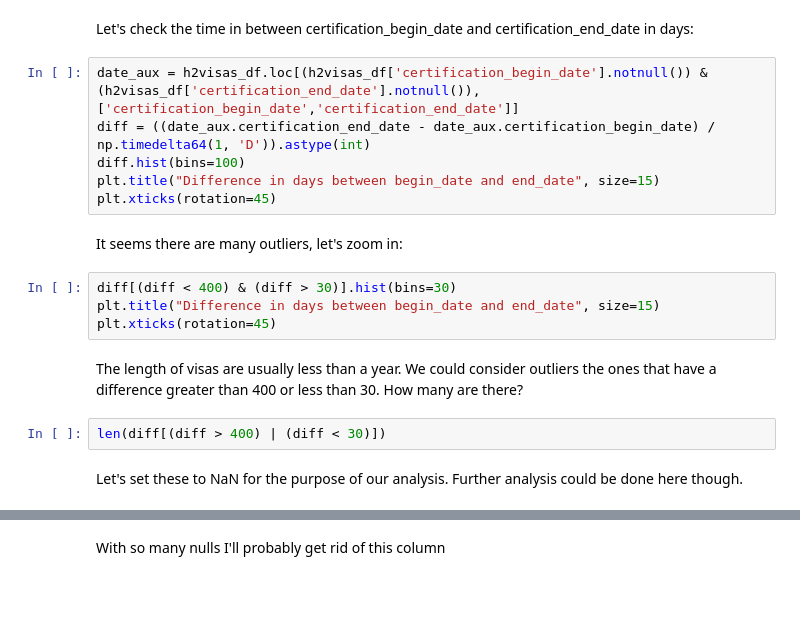
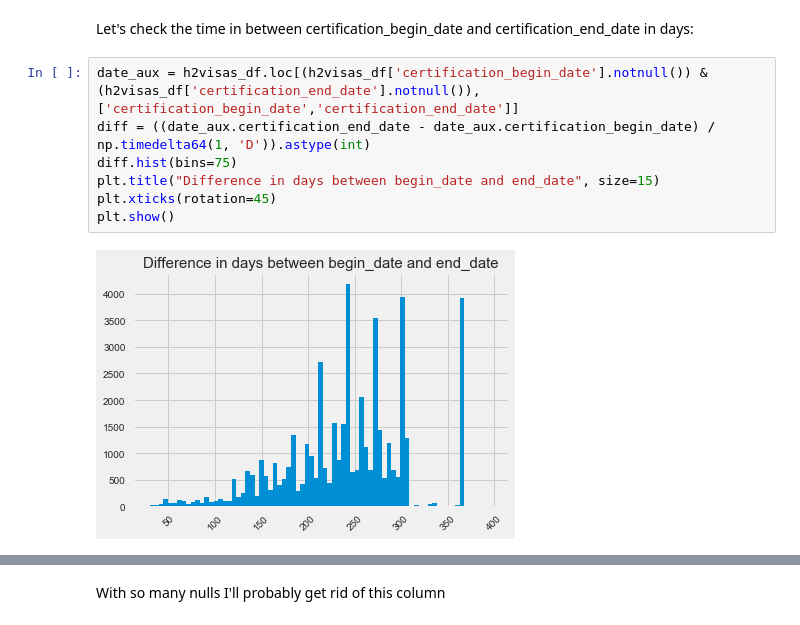
Before and after one commit to nachocarracedo/portfolio, a Jupyter notebook: H2_Visas/h2_visas_analysis.ipynb, the cells around one changed output, grey strips where cells are left out. Cells and saved outputs as stored; diff of their text form; blank space fills up the shorter version.

```diff
--- a/H2_Visas/h2_visas_analysis.ipynb
+++ b/H2_Visas/h2_visas_analysis.ipynb
@@ -445,18 +521,9 @@ Let's check the time in between certification_begin_date and certification_end_d
 # %%
 date_aux = h2visas_df.loc[(h2visas_df['certification_begin_date'].notnull()) & (h2visas_df['certification_end_date'].notnull()),['certification_begin_date','certification_end_date']]
 diff = ((date_aux.certification_end_date - date_aux.certification_begin_date) / np.timedelta64(1, 'D')).astype(int)
-diff.hist(bins=100)
+diff.hist(bins=75)
 plt.title("Difference in days between begin_date and end_date", size=15)
 plt.xticks(rotation=45)
+plt.show()
+# %% [output]
+[figure, added]
-# %% [markdown]
-It seems there are many outliers, let's zoom in:
-# %%
-diff[(diff < 400) & (diff > 30)].hist(bins=30)
-plt.title("Difference in days between begin_date and end_date", size=15)
-plt.xticks(rotation=45)
-# %% [markdown]
-The length of visas are usually less than a year. We could consider outliers the ones that have a difference greater than 400 or less than 30. How many are there?
-# %%
-len(diff[(diff > 400) | (diff < 30)])
-# %% [markdown]
-Let's set these to NaN for the purpose of our analysis. Further analysis could be done here though.
```
Also changed, not shown: parts of 88 cells of this notebook.
